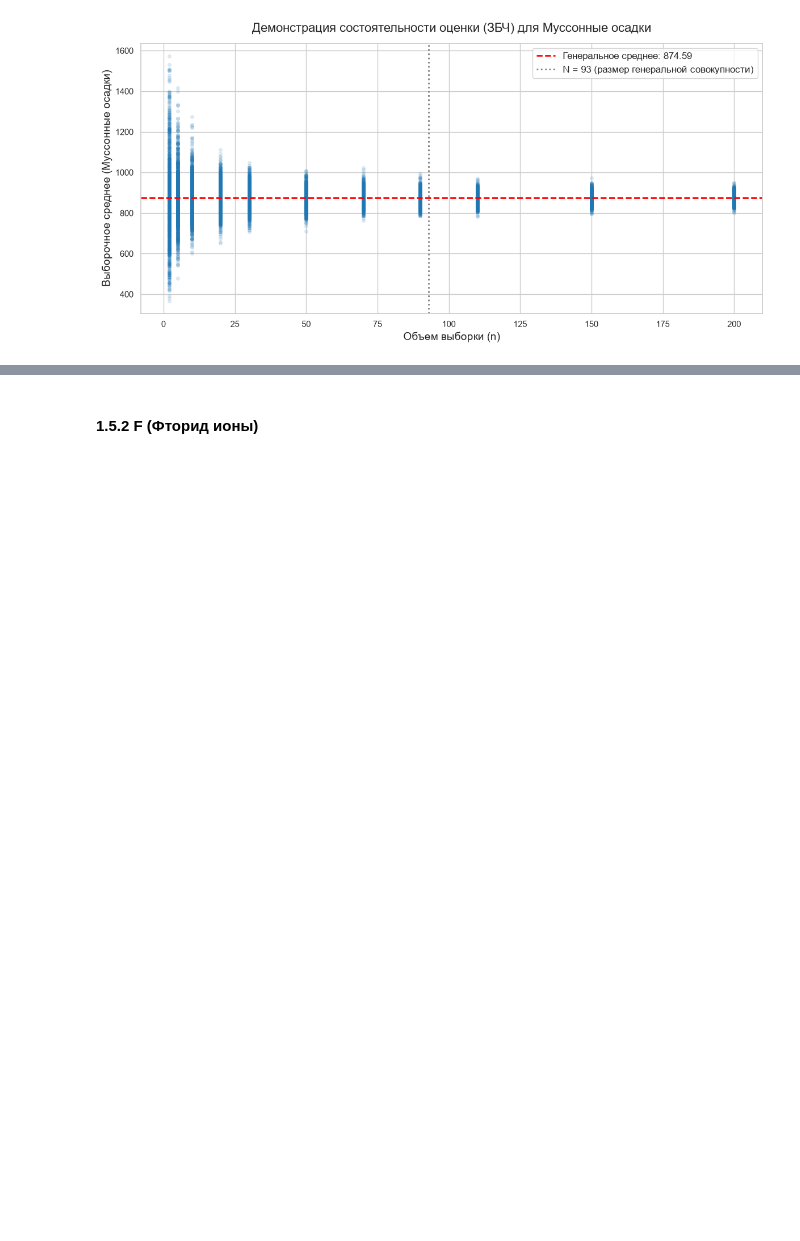
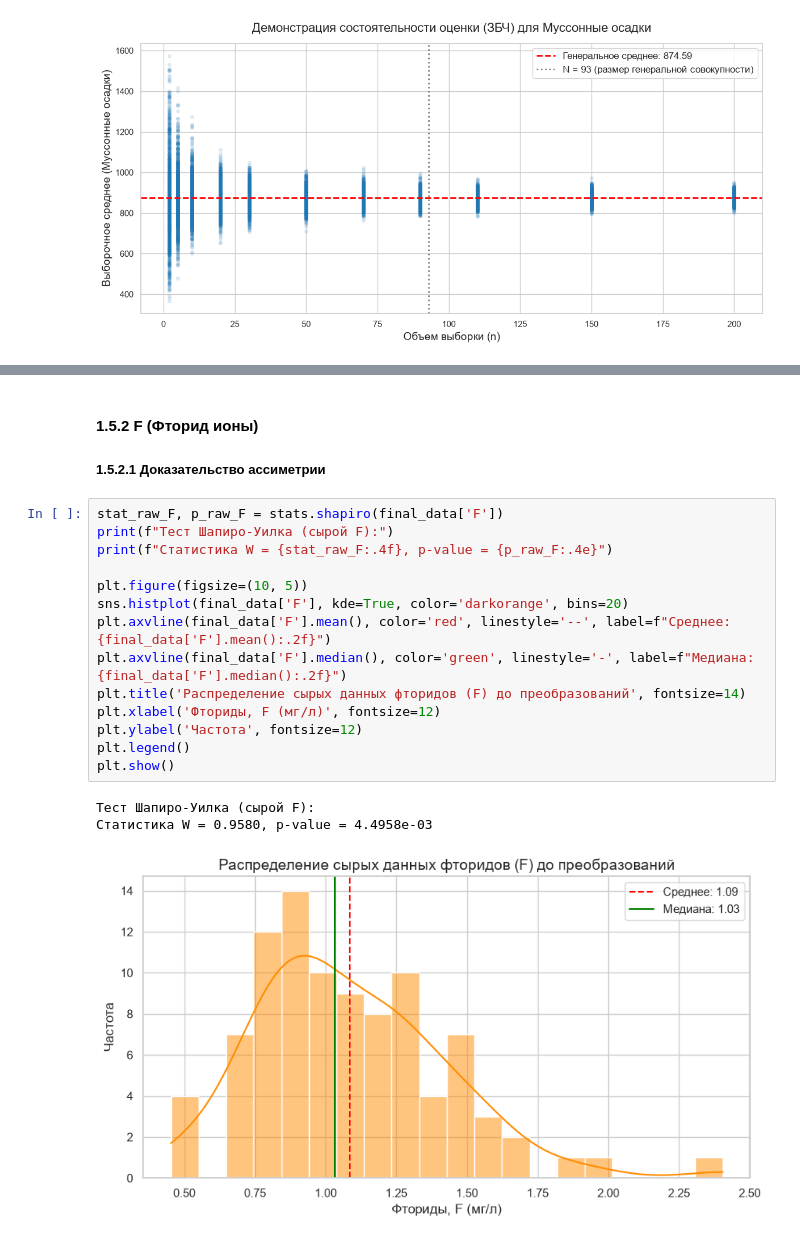
Before and after one commit to dasha1154/lab.stat, a Jupyter notebook: labwork.ipynb, the cells around one changed output, grey strips where cells are left out. Drawn from its saved outputs; the diff is of its cells as text; blank space fills up the shorter version.

```diff
--- a/labwork.ipynb
+++ b/labwork.ipynb
@@ -803,2 +871,21 @@ simulate_lln(final_data['total_rainfall_mm'], name='Муссонные осад
 # %% [markdown]
 #### 1.5.2 F (Фторид ионы)
+##### 1.5.2.1 Доказательство ассиметрии
+# %%
+stat_raw_F, p_raw_F = stats.shapiro(final_data['F'])
+print(f"Тест Шапиро-Уилка (сырой F):")
+print(f"Статистика W = {stat_raw_F:.4f}, p-value = {p_raw_F:.4e}")
+
+plt.figure(figsize=(10, 5))
+sns.histplot(final_data['F'], kde=True, color='darkorange', bins=20)
+plt.axvline(final_data['F'].mean(), color='red', linestyle='--', label=f"Среднее: {final_data['F'].mean():.2f}")
+plt.axvline(final_data['F'].median(), color='green', linestyle='-', label=f"Медиана: {final_data['F'].median():.2f}")
+plt.title('Распределение сырых данных фторидов (F) до преобразований', fontsize=14)
+plt.xlabel('Фториды, F (мг/л)', fontsize=12)
+plt.ylabel('Частота', fontsize=12)
+plt.legend()
+plt.show()
+# %% [output]
+Тест Шапиро-Уилка (сырой F):
+Статистика W = 0.9580, p-value = 4.4958e-03
+[figure, added]
```
Also changed, not shown: parts of 17 cells of this notebook.
